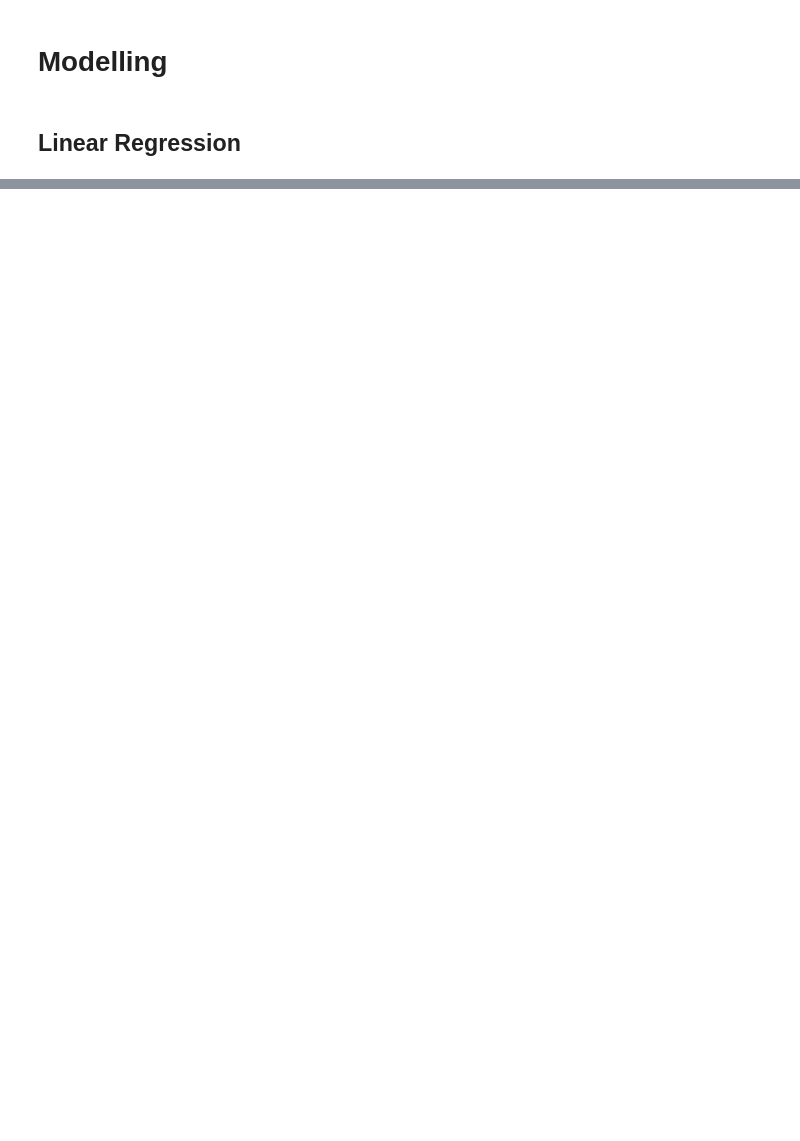
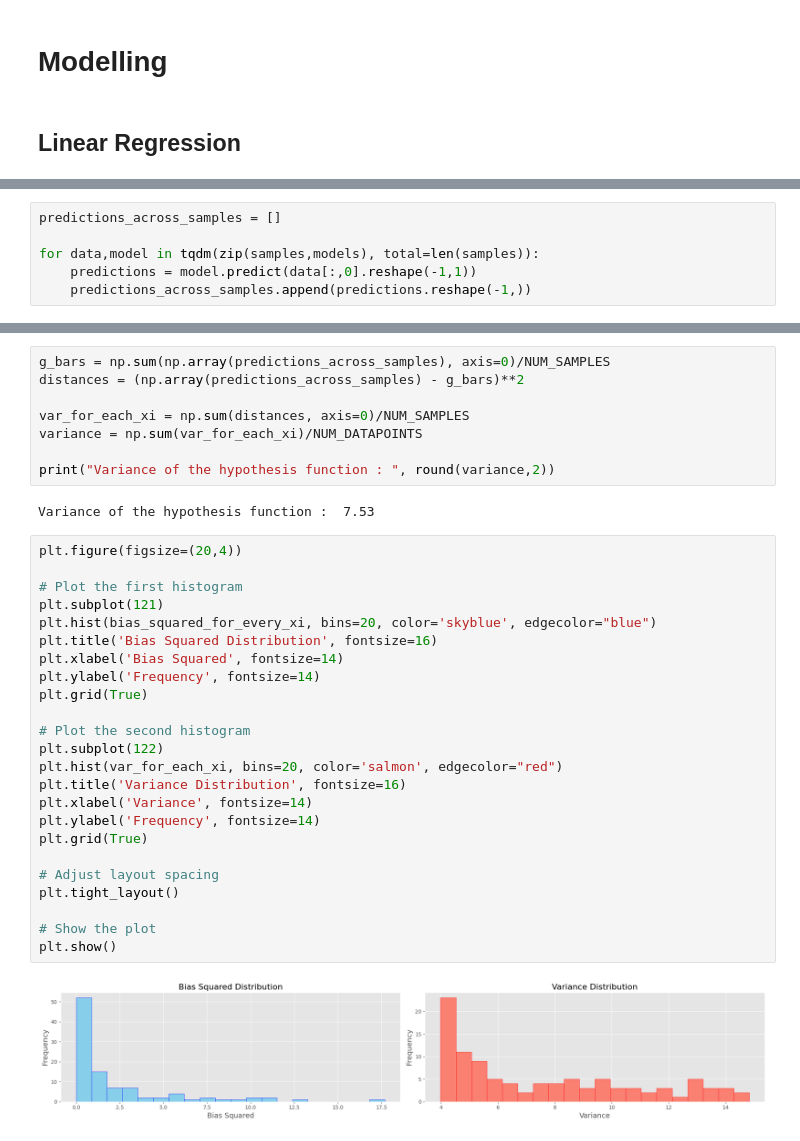
Before and after one commit to Dion11235/ML_concepts_visualized, a Jupyter notebook: bias-variance-tradeoff.ipynb, the cells around one changed output, grey strips where cells are left out. Cells and saved outputs as stored; diff of their text form; blank space fills up the shorter version.

```diff
--- a/bias-variance-tradeoff.ipynb
+++ b/bias-variance-tradeoff.ipynb
@@ -119,0 +164,6 @@ array([[  -5.        ,   -0.18799962],
+# %%
+predictions_across_samples = []
+
+for data,model in tqdm(zip(samples,models), total=len(samples)):
+    predictions = model.predict(data[:,0].reshape(-1,1))
+    predictions_across_samples.append(predictions.reshape(-1,))
@@ -119,0 +180,36 @@ array([[  -5.        ,   -0.18799962],
+# %%
+g_bars = np.sum(np.array(predictions_across_samples), axis=0)/NUM_SAMPLES
+distances = (np.array(predictions_across_samples) - g_bars)**2
+
+var_for_each_xi = np.sum(distances, axis=0)/NUM_SAMPLES
+variance = np.sum(var_for_each_xi)/NUM_DATAPOINTS
+
+print("Variance of the hypothesis function : ", round(variance,2))
+# %% [output]
+Variance of the hypothesis function :  7.53
+# %%
+plt.figure(figsize=(20,4))
+
+# Plot the first histogram
+plt.subplot(121)
+plt.hist(bias_squared_for_every_xi, bins=20, color='skyblue', edgecolor="blue")
+plt.title('Bias Squared Distribution', fontsize=16)
+plt.xlabel('Bias Squared', fontsize=14)
+plt.ylabel('Frequency', fontsize=14)
+plt.grid(True)
+
+# Plot the second histogram
+plt.subplot(122)
+plt.hist(var_for_each_xi, bins=20, color='salmon', edgecolor="red")
+plt.title('Variance Distribution', fontsize=16)
+plt.xlabel('Variance', fontsize=14)
+plt.ylabel('Frequency', fontsize=14)
+plt.grid(True)
+
+# Adjust layout spacing
+plt.tight_layout()
+
+# Show the plot
+plt.show()
+# %% [output]
+[figure, added]
```
Also changed, not shown: parts of 12 cells of this notebook.
